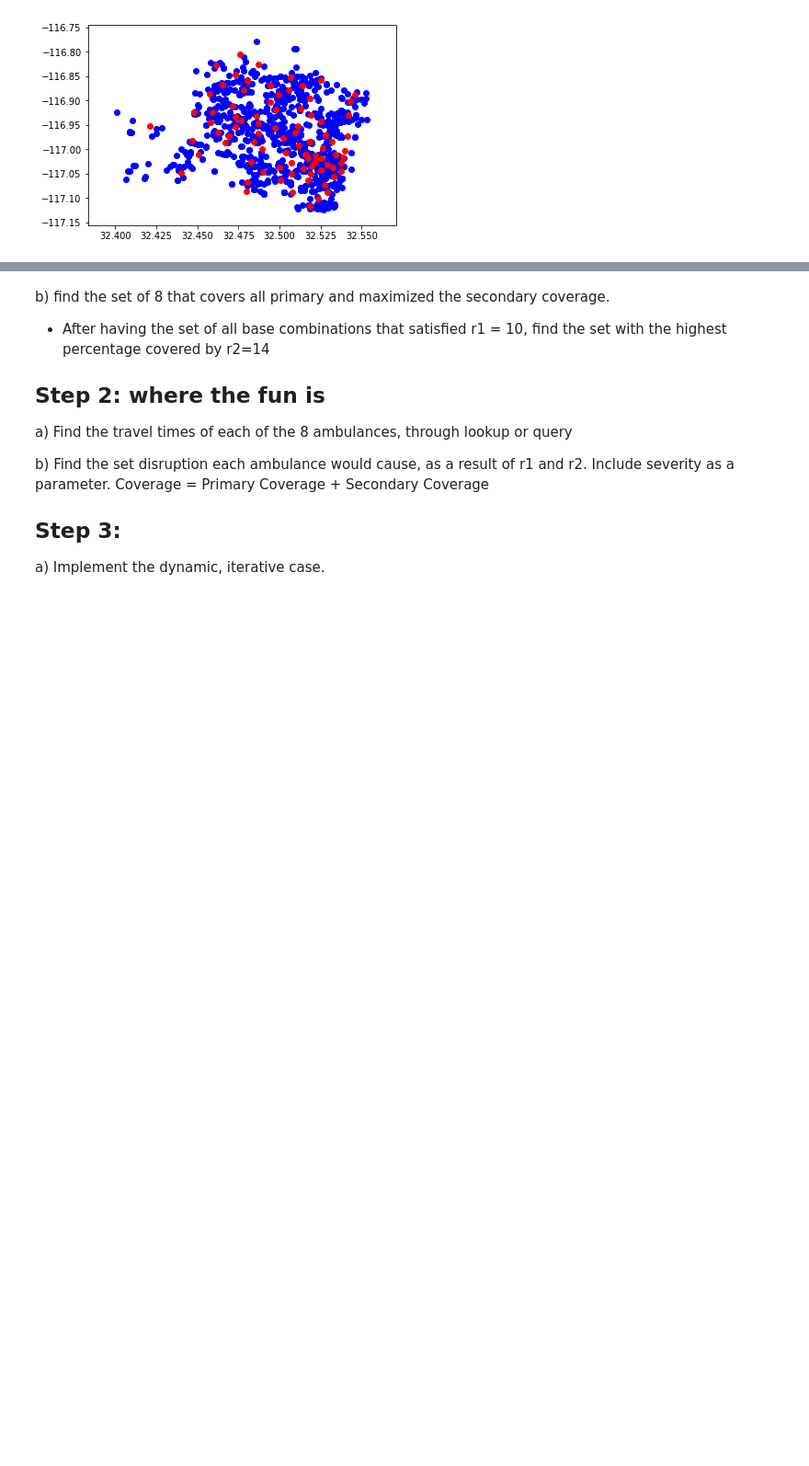
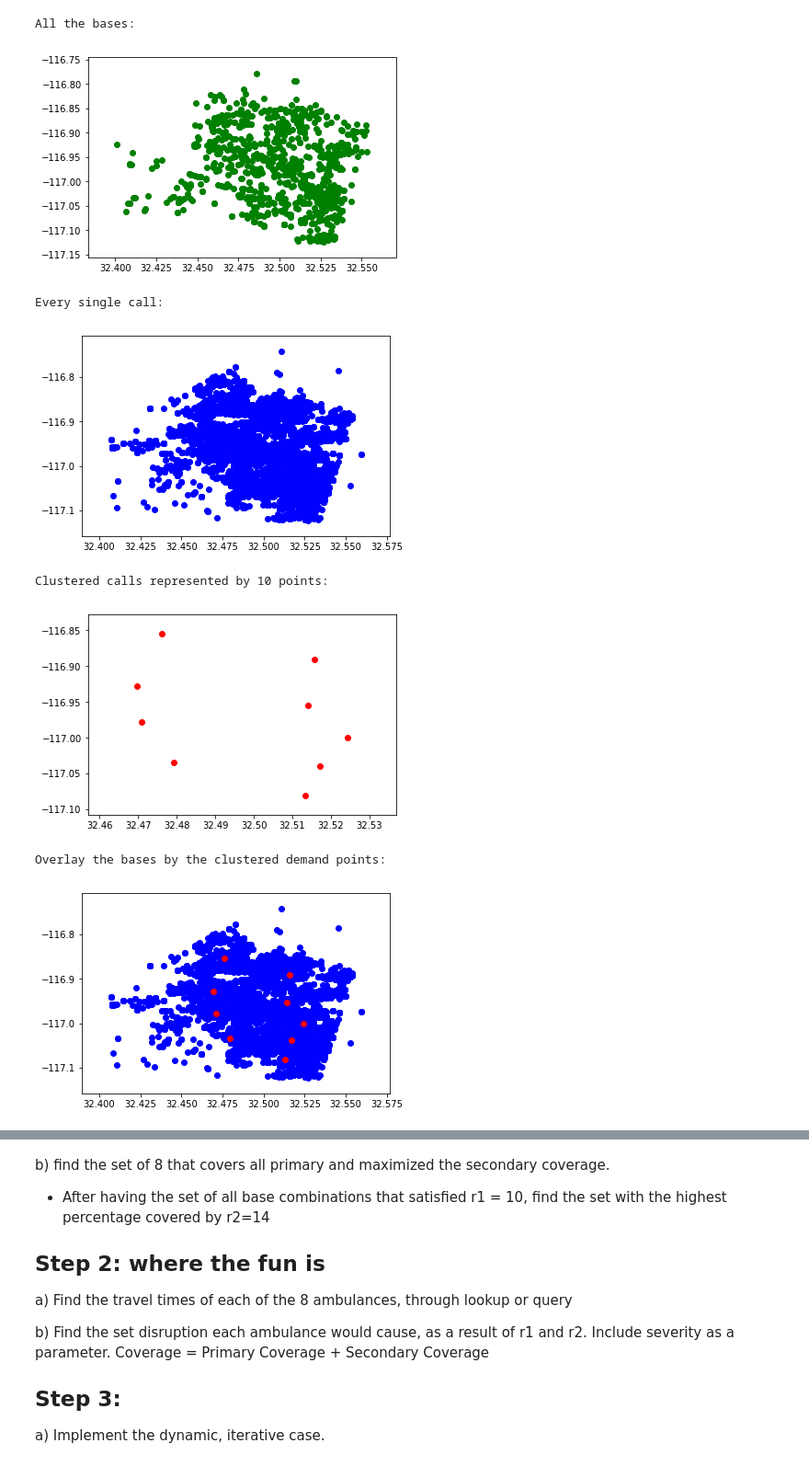
Before and after one commit to hansyuan/cr-algs, a Jupyter notebook: Dynamic Set Coverage.ipynb, the cells around one changed output, grey strips where cells are left out. Shown at 92% size. Cells and saved outputs as stored; diff of their text form; code cells hidden in the pictures; blank space fills up the shorter version.

```diff
--- a/Dynamic Set Coverage.ipynb
+++ b/Dynamic Set Coverage.ipynb
@@ -14,4 +8,12 @@ import execute
-# %%
-execute.set_coverage()
-# %% [output]
-[figure, removed]
+# %%
+from execute import set_coverage
+set_coverage()
+# %% [output]
+All the bases:
+[figure, added]
+Every single call:
+[figure, added]
+Clustered calls represented by 10 points:
+[figure, added]
+Overlay the bases by the clustered demand points:
+[figure, added]
```
Also changed, not shown: parts of 3 cells of this notebook, 2 other files.
